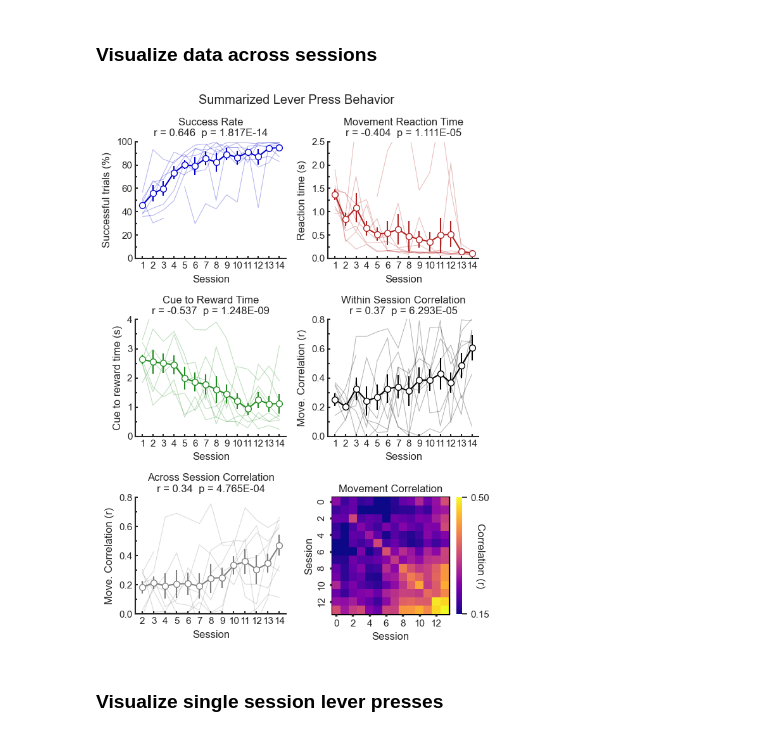
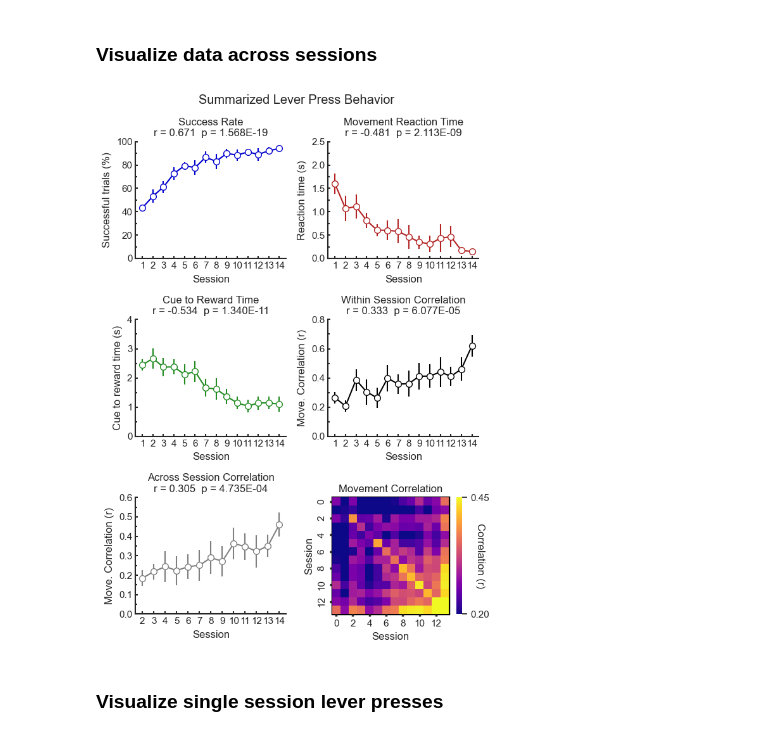
Before and after one commit to wjakewright/Lab_Analyses, a Jupyter notebook: Lab_Analyses/Behavior/Batch_Lever_Press_Analysis_Kir_Spine.ipynb, the cells around one changed output. Cells and saved outputs as stored; diff of their text form; code cells hidden in the pictures.

```diff
--- a/Lab_Analyses/Behavior/Batch_Lever_Press_Analysis_Kir_Spine.ipynb
+++ b/Lab_Analyses/Behavior/Batch_Lever_Press_Analysis_Kir_Spine.ipynb
@@ -38,11 +38,13 @@ id_5 = "JW282"
 id_6 = "JW294"
 id_7 = "JW295"
 id_8 = "JW296"
+id_9 = "JW310"
+id_10 = "JW311"
 
 ## Reanalyze ?
 # Indicate if you are reanalyzing the data
 # Will re-process, summarize, and analyze data even if already analyzed before
-reanalyze = [True, True, True, True, True, True, True, True]
+reanalyze = [True, True, True, True, True, True, True, True, True, True]
 reanalyze = [not x for x in reanalyze]
 
 ## Ignore days ?
@@ -56,6 +58,8 @@ ignore_5 = ()
 ignore_6 = ()
 ignore_7 = ()
 ignore_8 = ()
+ignore_9 = ()
+ignore_10 = ()
 
 
 # Imaged Sessions
@@ -72,6 +76,8 @@ im_5 = [1,2,3,6,8]
 im_6 = [1,2,3,7,8,12,13]
 im_7 = [1,2,3,7]
 im_8 = [1,2,3,6,7]
+im_9 = [1,2,3,7,8,13]
+im_10 = [1,2,3,6,7,8,12]
 
 #### Do not change this part
 image_1 = [False if x not in np.array(im_1)-1 else True for x in range(num_of_sessions)]
@@ -82,6 +88,8 @@ image_5 = [False if x not in np.array(im_5)-1 else True for x in range(num_of_se
 image_6 = [False if x not in np.array(im_6)-1 else True for x in range(num_of_sessions)]
 image_7 = [False if x not in np.array(im_7)-1 else True for x in range(num_of_sessions)]
 image_8 = [False if x not in np.array(im_8)-1 else True for x in range(num_of_sessions)]
+image_9 = [False if x not in np.array(im_9)-1 else True for x in range(num_of_sessions)]
+image_10 = [False if x not in np.array(im_10)-1 else True for x in range(num_of_sessions)]
 
 
 # Give info about the experiment for each mouse
@@ -94,15 +102,17 @@ exp_5 = "Kir Spine Imaging Task"
 exp_6 = "Kir Spine Imaging Task"
 exp_7 = "Kir Spine Imaging Task"
 exp_8 = "Kir Spine Imaging Task"
+exp_9 = "Kir Spine Imaging Task"
+exp_10 = "Kir Spine Imaging Task"
 
 
 # Put information for each mouse in a list
 ### Can be just one mouse in the list
 
-mouse_ids = [id_1, id_2, id_3, id_4, id_5, id_6, id_7, id_8]
-imaged = [image_1, image_2, image_3, image_4, image_5, image_6, image_7, image_8]
-exps = [exp_1, exp_2, exp_3, exp_4, exp_5, exp_6, exp_7, exp_8]
-ignore_dirs = [ignore_1, ignore_2, ignore_3, ignore_4, ignore_5, ignore_6, ignore_7, ignore_8]
+mouse_ids = [id_1, id_2, id_3, id_4, id_5, id_6, id_7, id_8, id_9, id_10]
+imaged = [image_1, image_2, image_3, image_4, image_5, image_6, image_7, image_8, image_9, image_10]
+exps = [exp_1, exp_2, exp_3, exp_4, exp_5, exp_6, exp_7, exp_8, exp_9, exp_10]
+ignore_dirs = [ignore_1, ignore_2, ignore_3, ignore_4, ignore_5, ignore_6, ignore_7, ignore_8, ignore_9, ignore_10]
 # %% [markdown]
 ### Process and Summarize each dataset
 # %%
@@ -187,19 +197,19 @@ grouped_data = Group_Lever_Press() # Put individual mouse data inside to visuali
 # %%
 figure_path = r'C:\Users\Jake\Desktop\Figures'
 
 # Specify if you want to save grouped figures
 group_fig_save = False
 group_fig_path = os.path.join(figure_path, "grouped_data", experiment_directory, group_directory)
 if not os.path.isdir(group_fig_path):
     os.makedirs(group_fig_path)
 
 # Plot the grouped data
 colors = {"success": "mediumblue", "reaction_time": "firebrick", "cue_to_reward": "forestgreen",
           "within": "black", "across":"grey", "cmap": "plasma"}
-ylims = {"success": (0,100), "reaction_time": (0,2.5), "cue_to_reward": (0,4), "within": (0,0.8), "across": (0,0.8), "cmap": (0.15,0.5)}
-grouped_data.plot_data(figsize=(6.5,9),colors=colors, plot_ind=True, ylims=ylims, save=group_fig_save, save_path=group_fig_path)
+ylims = {"success": (0,100), "reaction_time": (0,2.5), "cue_to_reward": (0,4), "within": (0,0.8), "across": (0,0.6), "cmap": (0.2,0.45)}
+grouped_data.plot_data(figsize=(6.5,9),colors=colors, plot_ind=False, ylims=ylims, save=group_fig_save, save_path=group_fig_path)
 # %% [output]
-[figure, old version]
+[figure, new version]
 # %% [markdown]
 ### Visualize single session lever presses
 # %%
```
Also changed, not shown: parts of 1 cell of this notebook.
